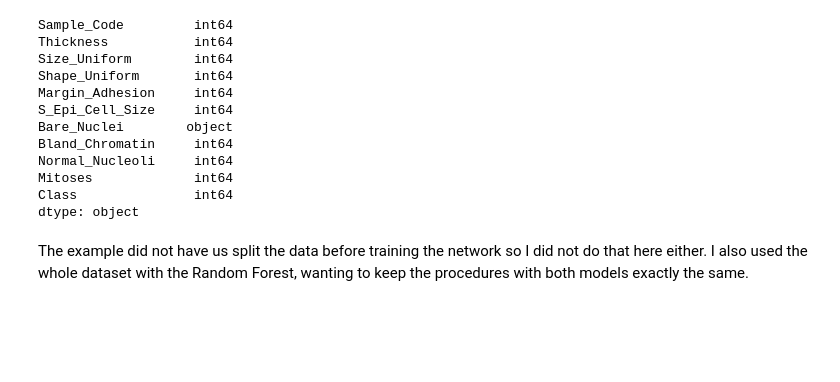
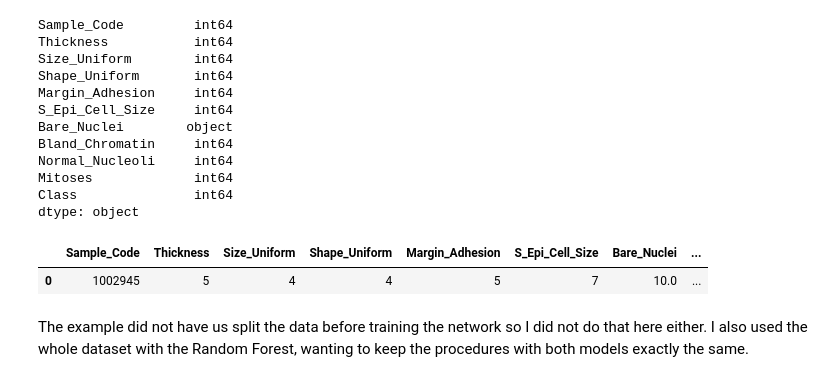
Before and after one commit to Schmidt8181/UnsupervisedLearning, a Jupyter notebook: NeuralNetworkChallenge.ipynb, the cells around one changed output. Saved outputs shown, nothing was run; the diff lists cells and outputs as text; code cells hidden in the pictures; blank space fills up the shorter version.

```diff
--- a/NeuralNetworkChallenge.ipynb
+++ b/NeuralNetworkChallenge.ipynb
@@ -67,0 +58,5 @@ X = pd.get_dummies(data=cancer, columns=['Mitoses',
+# %%
+cancer.head(1)
+# %% [output]
+|  | Sample_Code | Thickness | Size_Uniform | Shape_Uniform | Margin_Adhesion | S_Epi_Cell_Size | Bare_Nuclei | ... |
+| 0 | 1002945 | 5 | 4 | 4 | 5 | 7 | 10.0 | ... |
```
Also changed, not shown: parts of 9 cells of this notebook, 2 other files.
